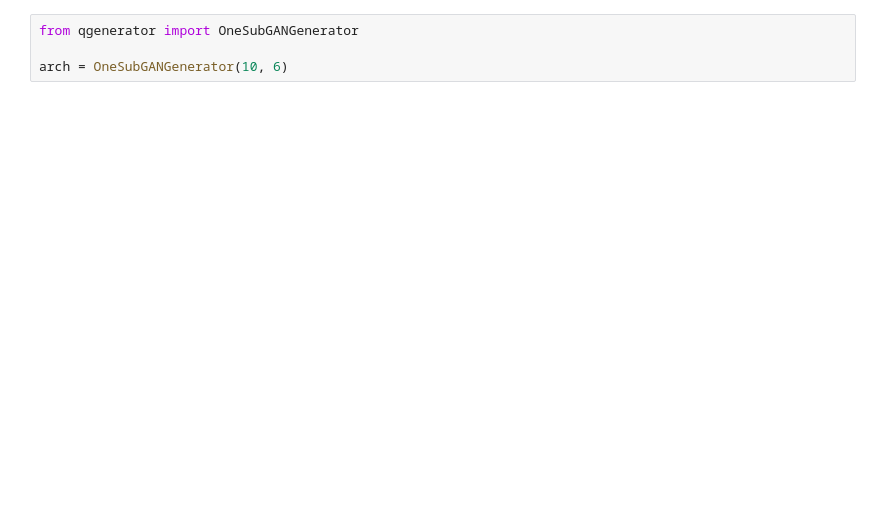
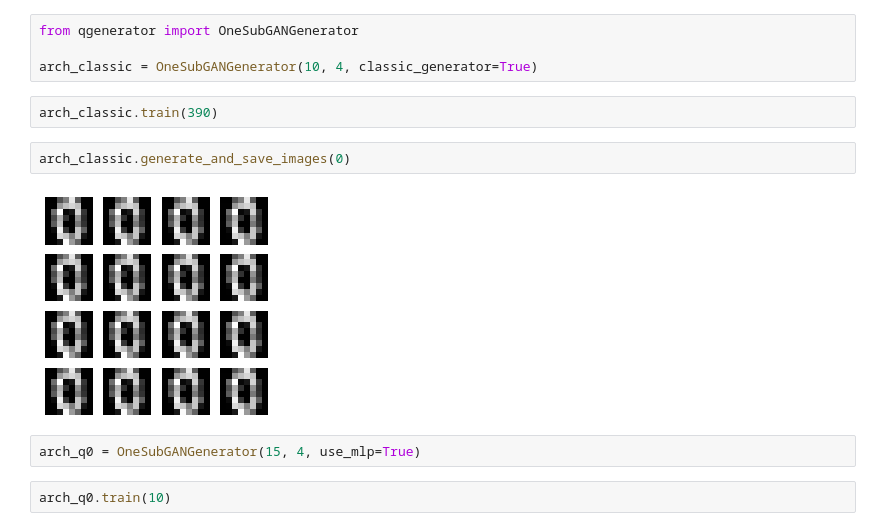
Before and after one commit to lucasponteslpa/qGANs, a Jupyter notebook: test.ipynb, the cells around one changed output. Drawn from its saved outputs; the diff is of its cells as text; blank space fills up the shorter version.

```diff
--- a/test.ipynb
+++ b/test.ipynb
@@ -1,4 +1,14 @@
 # %%
 from qgenerator import OneSubGANGenerator
 
-arch = OneSubGANGenerator(10, 6)
+arch_classic = OneSubGANGenerator(10, 4, classic_generator=True)
+# %%
+arch_classic.train(390)
+# %%
+arch_classic.generate_and_save_images(0)
+# %% [output]
+[figure, added]
+# %%
+arch_q0 = OneSubGANGenerator(15, 4, use_mlp=True)
+# %%
+arch_q0.train(10)
```
Also changed, not shown: parts of 18 cells of this notebook, 1 other file.
